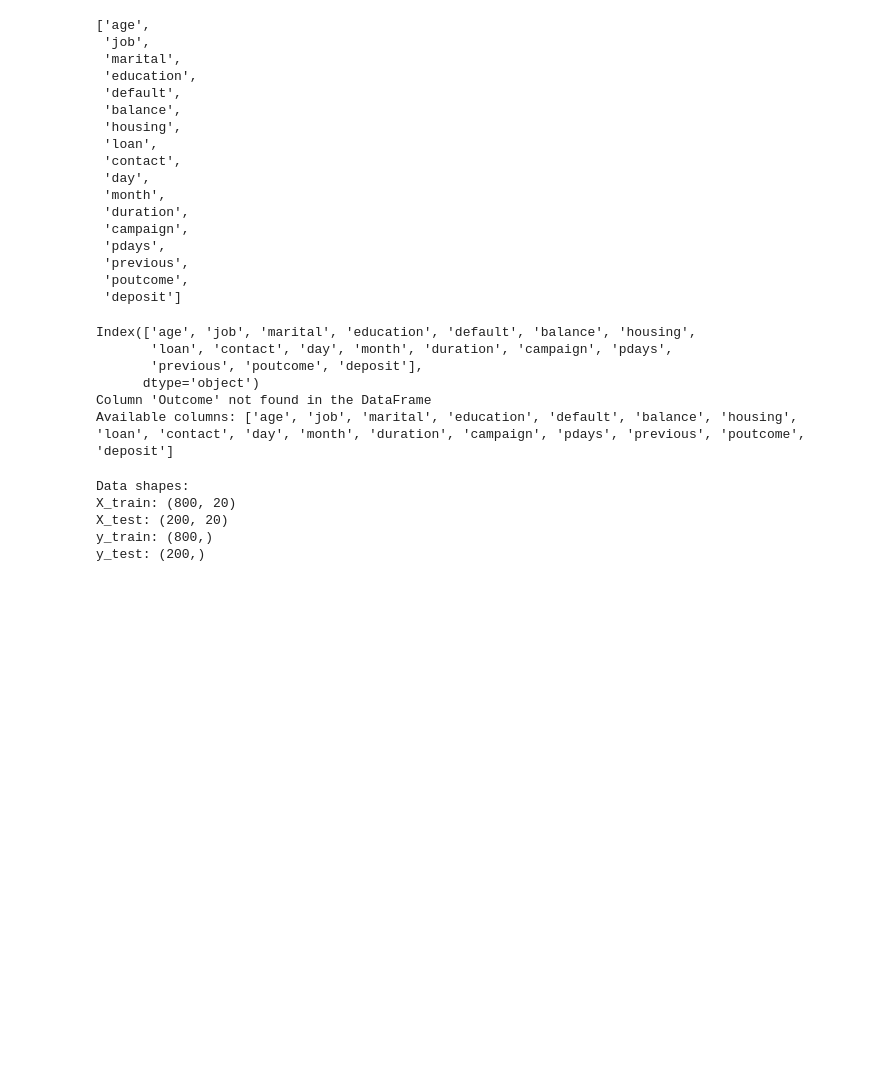
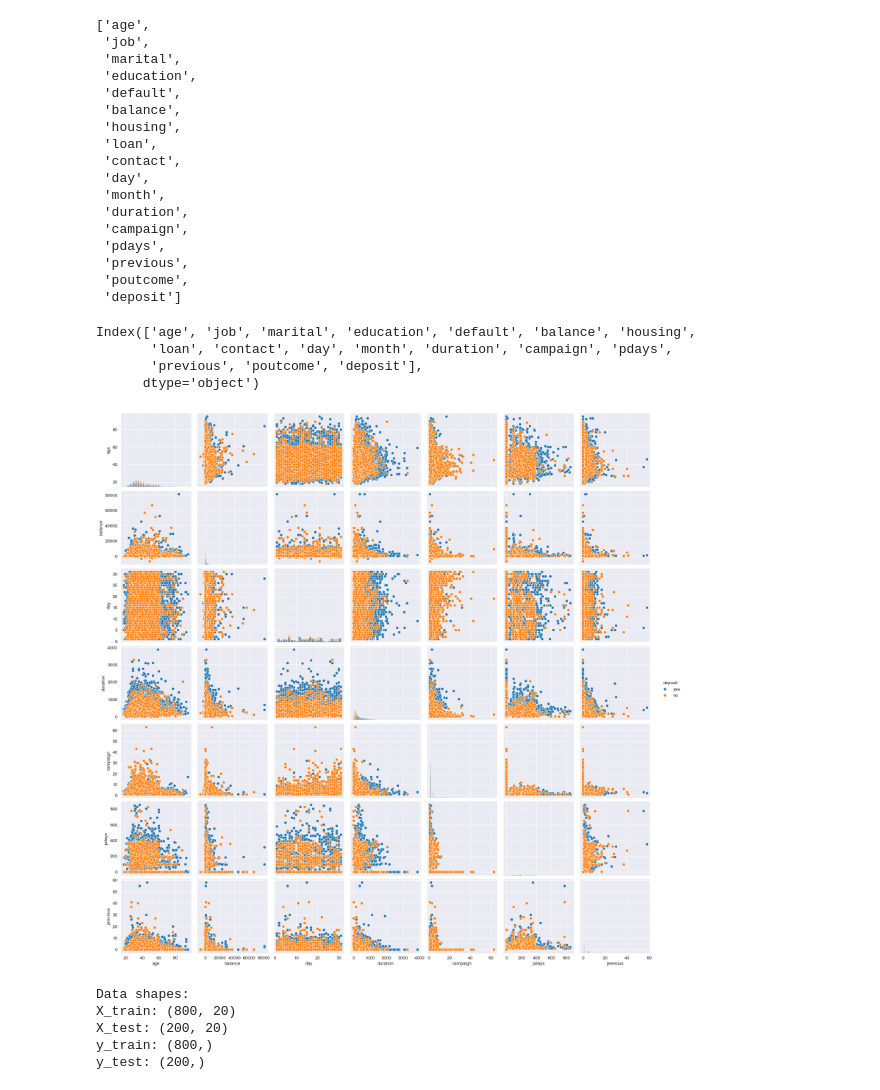
Before and after one commit to Socheat-Hun/Logistic_Regression, a Jupyter notebook: Assignment3.ipynb, the cells around one changed output. Drawn from its saved outputs; the diff is of its cells as text; code cells hidden in the pictures; blank space fills up the shorter version.

```diff
--- a/Assignment3.ipynb
+++ b/Assignment3.ipynb
@@ -81,18 +81,17 @@ df.columns.tolist()
  'deposit']
 # %%
 print(df.columns)
-if 'Outcome' in df.columns:
-    sns.pairplot(df, hue='Outcome', diag_kind='hist')
+if 'deposit' in df.columns:
+    sns.pairplot(df, hue='deposit', diag_kind='hist')
     plt.show()
 else:
-    print("Column 'Outcome' not found in the DataFrame")
+    print("Column 'deposit' not found in the DataFrame")
     print("Available columns:", list(df.columns))
 # %% [output]
 Index(['age', 'job', 'marital', 'education', 'default', 'balance', 'housing',
        'loan', 'contact', 'day', 'month', 'duration', 'campaign', 'pdays',
        'previous', 'poutcome', 'deposit'],
       dtype='object')
-Column 'Outcome' not found in the DataFrame
-Available columns: ['age', 'job', 'marital', 'education', 'default', 'balance', 'housing', 'loan', 'contact', 'day', 'month', 'duration', 'campaign', 'pdays', 'previous', 'poutcome', 'deposit']
+[figure, added]
 # %%
 # Method 1: Using drop with error handling
```
Also changed, not shown: parts of 1 cell of this notebook.
